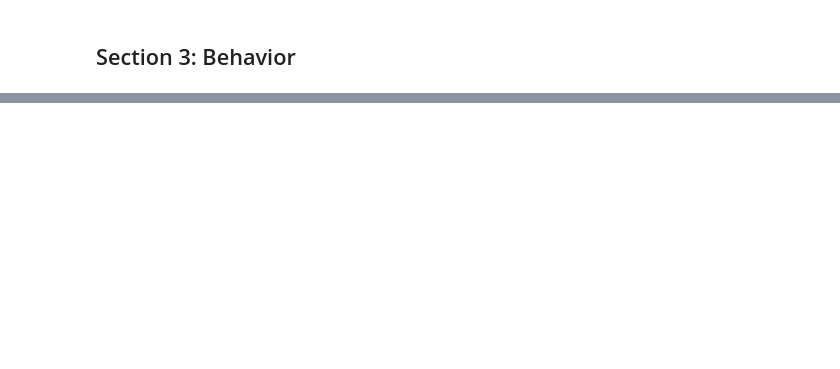
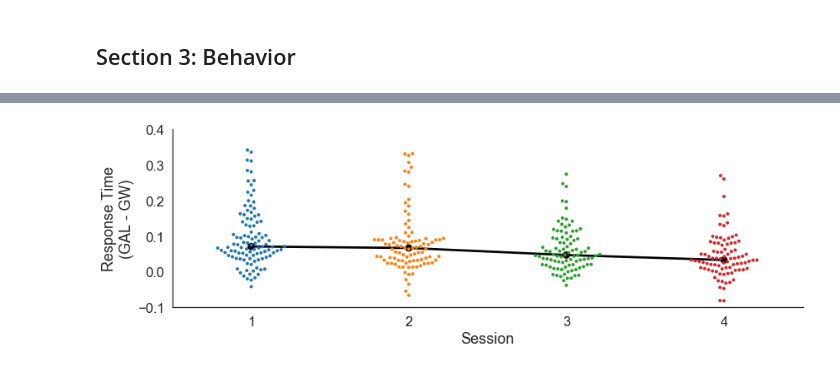
Before and after one commit to nivlab/RobotFactory, a Jupyter notebook: notebooks/04_TestRetest/02_Descriptive.ipynb, the cells around one changed output, grey strips where cells are left out. Saved outputs shown, nothing was run; the diff lists cells and outputs as text; code cells hidden in the pictures; blank space fills up the shorter version.

```diff
--- a/notebooks/04_TestRetest/02_Descriptive.ipynb
+++ b/notebooks/04_TestRetest/02_Descriptive.ipynb
@@ -118,0 +183,18 @@ sns.heatmap(corr, vmin=-1, vmax=1, center=0)
+# %%
+test = gb.pivot_table('RT',('Subject','Session'),'Robot')
+test['Delta'] = test['GAL'] - test['GW']
+test = test.reset_index()
+# %%
+## Initialize canvas.
+fig, ax = plt.subplots(1,1,figsize=(12,4))
+
+## Plot.
+sns.swarmplot('Session', 'Delta', data=test, size=4, ax=ax)
+sns.pointplot('Session', 'Delta', data=test, color='k', size=3, estimator=np.median,
+              ci=None, linewidth=1, ax=ax)
+
+ax.set(ylim=(-0.1,0.4), ylabel='Response Time\n(GAL - GW)')
+sns.despine()
+plt.tight_layout()
+# %% [output]
+[figure, added]
```
Also changed, not shown: parts of 11 cells of this notebook, 22 other files.
